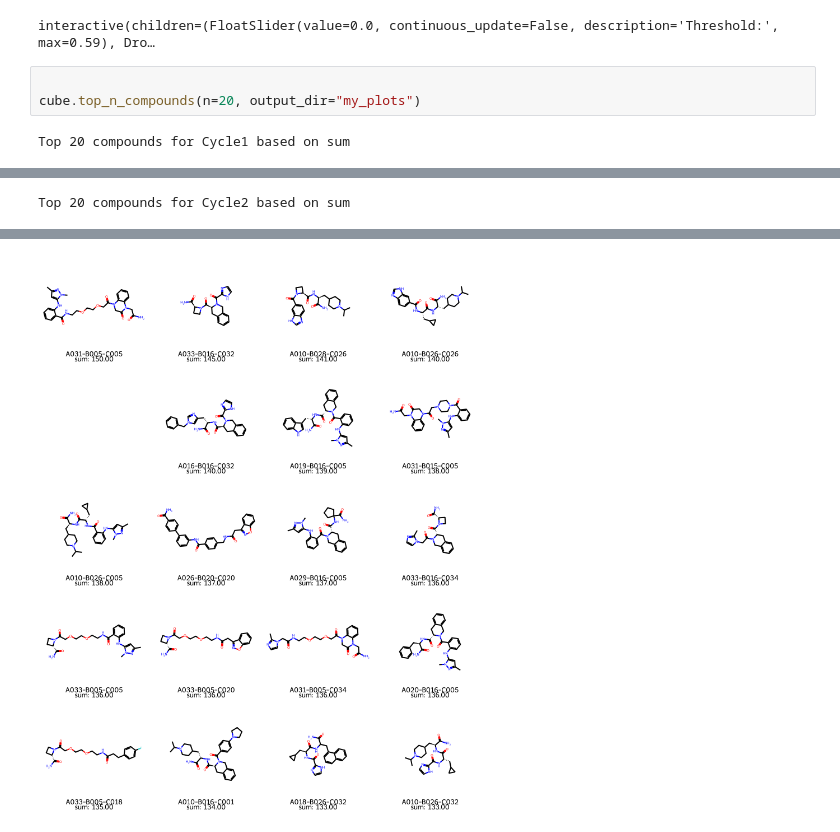
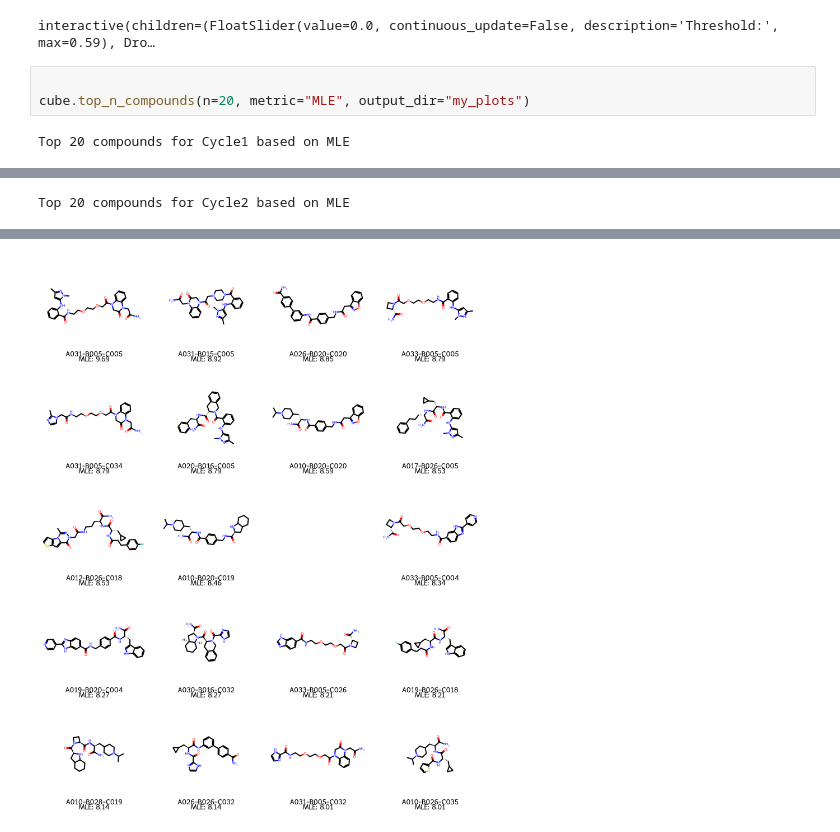
Before and after one commit to Popov-Lab-UNC/DELi, a Jupyter notebook: src/deli/analysis/example_notebook/deli_notebook.ipynb, the cells around one changed output, grey strips where cells are left out. Drawn from its saved outputs; the diff is of its cells as text.

```diff
--- a/src/deli/analysis/example_notebook/deli_notebook.ipynb
+++ b/src/deli/analysis/example_notebook/deli_notebook.ipynb
@@ -268,6 +253,6 @@ FloatSlider(value=0.0, continuous_update=False, description='Threshold:', max=0.
 interactive(children=(FloatSlider(value=0.0, continuous_update=False, description='Threshold:', max=0.59), Dro…
 # %%
 
-cube.top_n_compounds(n=20, output_dir="my_plots")
+cube.top_n_compounds(n=20, metric="MLE", output_dir="my_plots")
 # %% [output]
-Top 20 compounds for Cycle1 based on sum
+Top 20 compounds for Cycle1 based on MLE
@@ -275 +260 @@ Top 20 compounds for Cycle1 based on sum
-Top 20 compounds for Cycle2 based on sum
+Top 20 compounds for Cycle2 based on MLE
@@ -277 +262 @@ Top 20 compounds for Cycle2 based on sum
-[figure, old version]
+[figure, new version]
```
Also changed, not shown: parts of 4 cells of this notebook, 4 other files.
